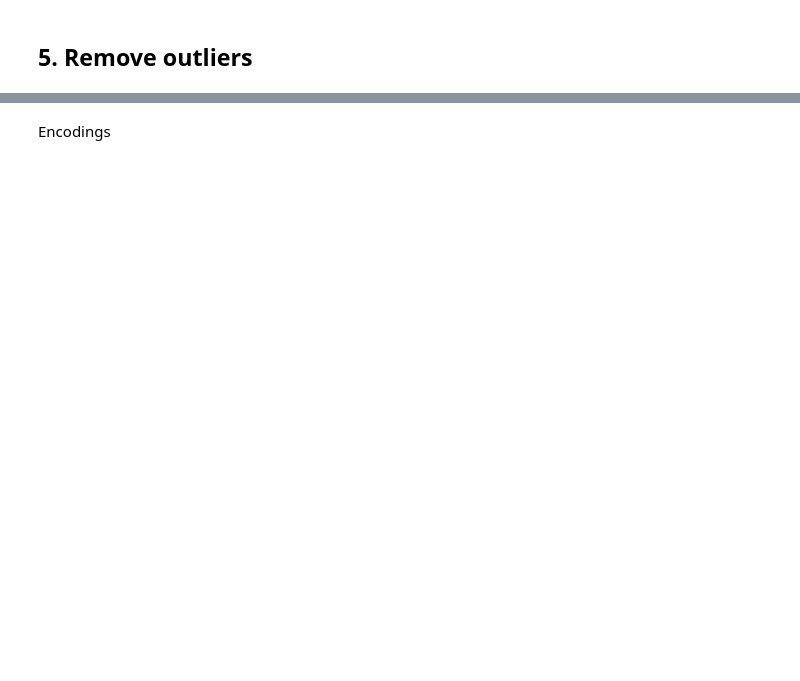
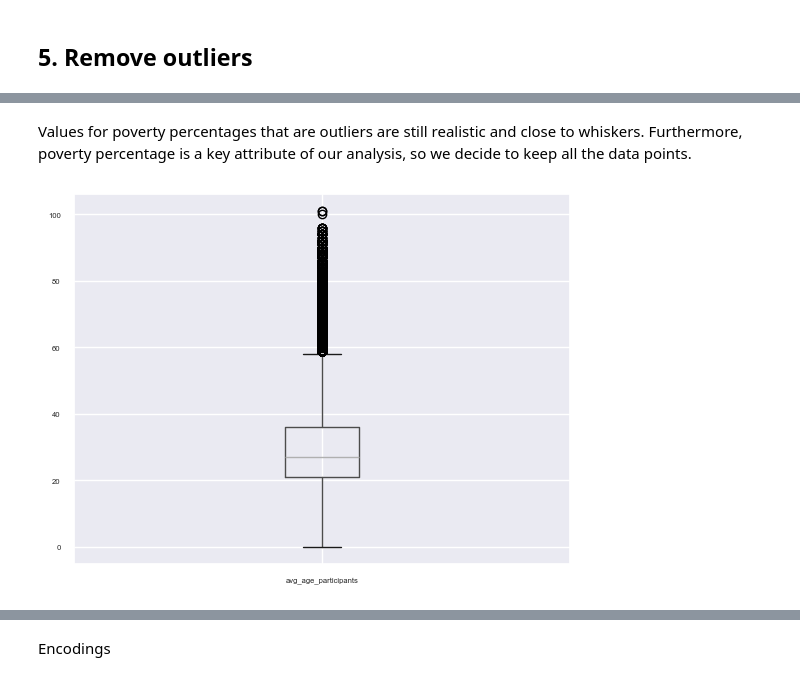
Before and after one commit to biancaziliotto/DataMiningProject, a Jupyter notebook: 1_DU&P.ipynb, the cells around one changed output, grey strips where cells are left out. Cells and saved outputs as stored; diff of their text form; code cells hidden in the pictures; blank space fills up the shorter version.

```diff
--- a/1_DU&P.ipynb
+++ b/1_DU&P.ipynb
@@ -982,0 +1270,7 @@ sns.set(font_scale=0.5)
+# %% [markdown]
+Values for poverty percentages that are outliers are still realistic and close to whiskers. Furthermore, poverty percentage is a key attribute of our analysis, so we decide to keep all the data points.
+# %%
+boxplot = joined_df.boxplot(column=["avg_age_participants"])
+plt.show()
+# %% [output]
+[figure, added]
```
Also changed, not shown: parts of 53 cells of this notebook.
